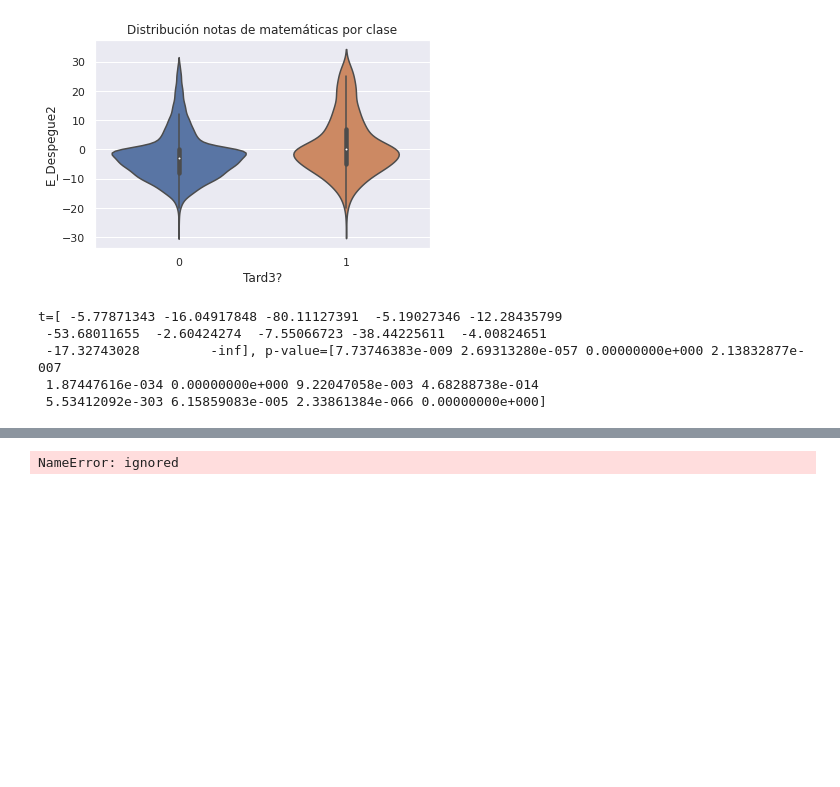
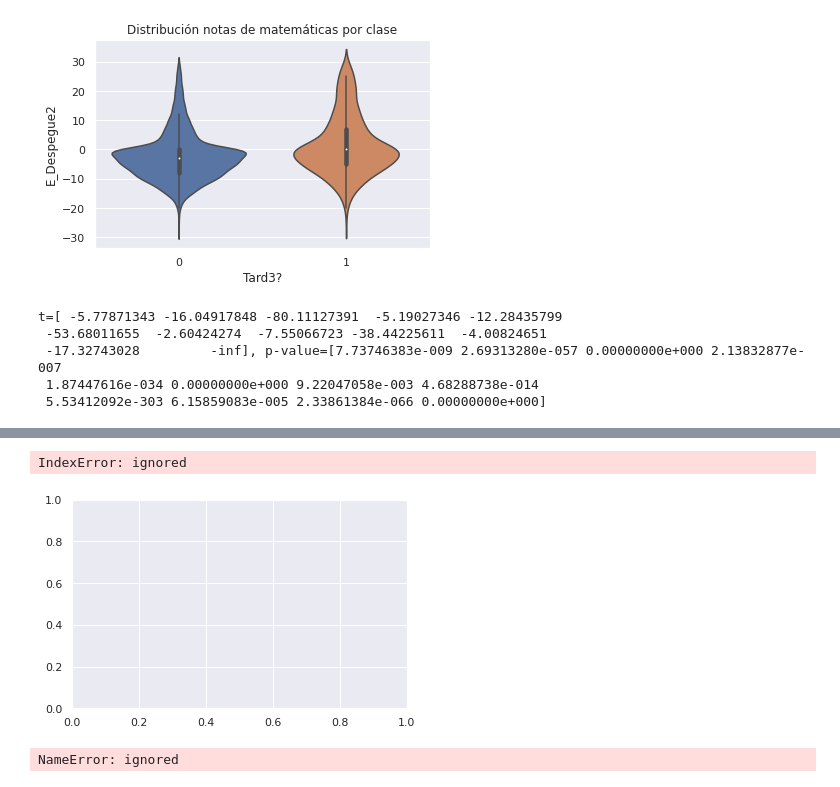
Before and after one commit to JMML2021/Avaluaci-final-per-passar-a-projecte, a Jupyter notebook: Companyia Aerea Algoritmes d’aprenentatge supervisat.ipynb, the cells around one changed output, grey strips where cells are left out. Saved outputs shown, nothing was run; the diff lists cells and outputs as text; code cells hidden in the pictures; blank space fills up the shorter version.

```diff
--- a/Companyia Aerea Algoritmes d’aprenentatge supervisat.ipynb
+++ b/Companyia Aerea Algoritmes d’aprenentatge supervisat.ipynb
@@ -521,0 +543,4 @@ t=[ -5.77871343 -16.04917848 -80.11127391  -5.19027346 -12.28435799
+# %%
+modelo = sm.Logit(endog=y_train, exog=X_train,)
+modelo = modelo.fit()
+print(modelo.summary())
@@ -539,3 +636,23 @@ NameError: ignored
+# %%
+# Gráfico del modelo
+# ==============================================================================
+fig, ax = plt.subplots(figsize=(6, 3.84))
+
+ax.scatter(
+    X_train[(y_train == 1).flatten(), 1],
+    y_train[(y_train == 1).flatten()].flatten()
+)
+ax.scatter(
+    X_train[(y_train == 0).flatten(), 1],
+    y_train[(y_train == 0).flatten()].flatten()
+)
+ax.plot(grid_X[:, 1], predicciones, color = "gray")
+ax.set_title("Modelo regresión logística")
+ax.set_ylabel("P(matrícula = 1 | matemáticas)")
+ax.set_xlabel("Nota matemáticas");
+# %% [output]
+IndexError: ignored
+[figure, added]
 # %%
 # Gráfico del modelo
 # ==============================================================================
```
Also changed, not shown: parts of 11 cells of this notebook.
